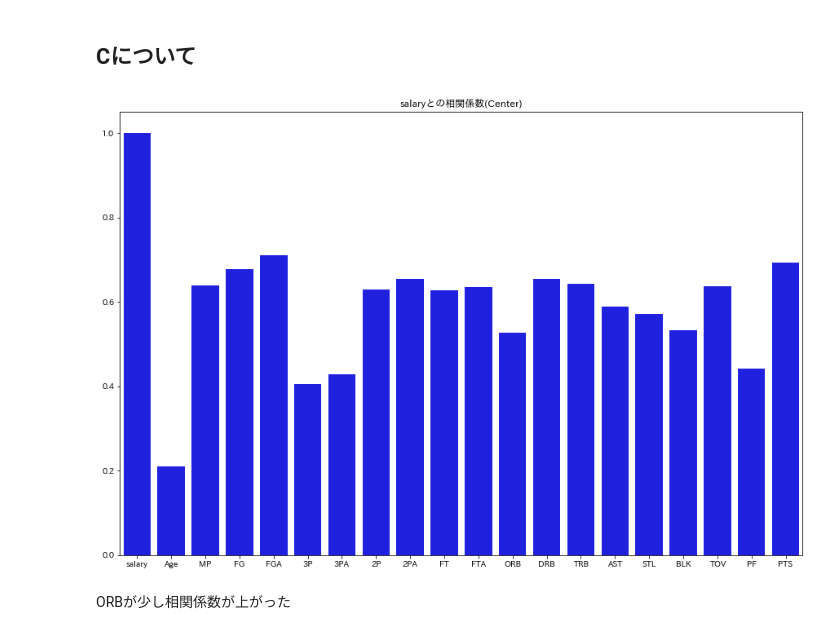
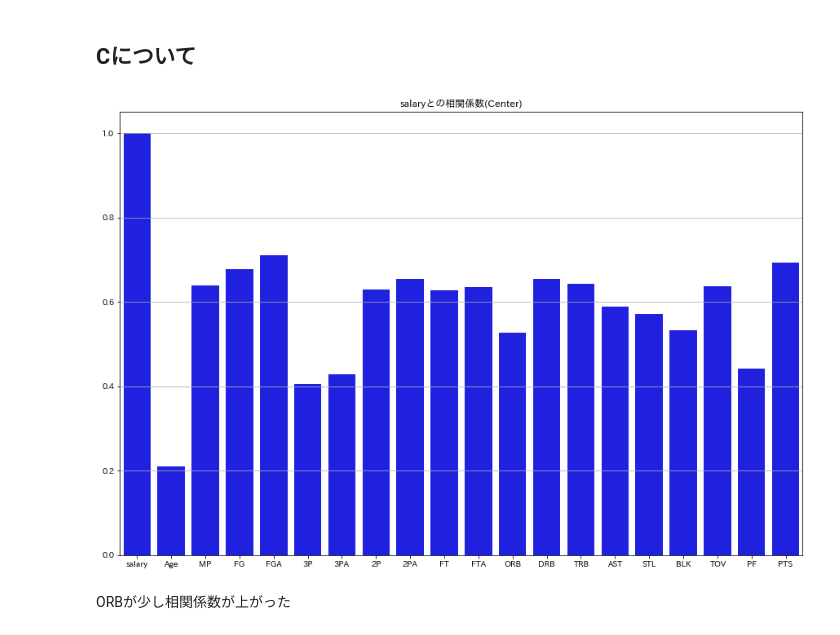
Before and after one commit to iusami/NBA_salary_analysis, a Jupyter notebook: notebook/summary.ipynb, the cells around one changed output. Saved outputs shown, nothing was run; the diff lists cells and outputs as text; code cells hidden in the pictures.

```diff
--- a/notebook/summary.ipynb
+++ b/notebook/summary.ipynb
@@ -184,10 +185,11 @@ salary_corr_C = pd.DataFrame(C_df,columns=C_df.columns).corr().iloc[0,:]
 # %%
 plt.figure(figsize=(15,10))
 plt.title("salaryとの相関係数(Center)")
+plt.grid()
 sns.barplot(x=salary_corr_C.index,y=salary_corr_C.values,color='blue')
 plt.show()
 # %% [output]
-[figure, old version]
+[figure, new version]
 # %% [markdown]
 ORBが少し相関係数が上がった
 # %% [markdown]
```
Also changed, not shown: parts of 4 cells of this notebook.
